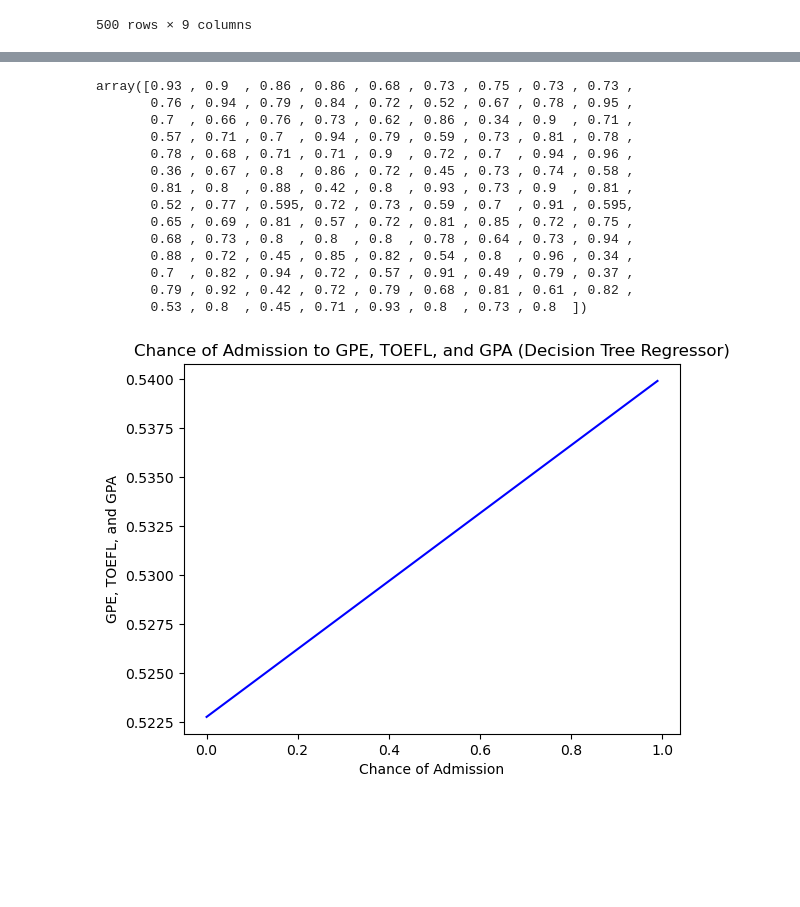
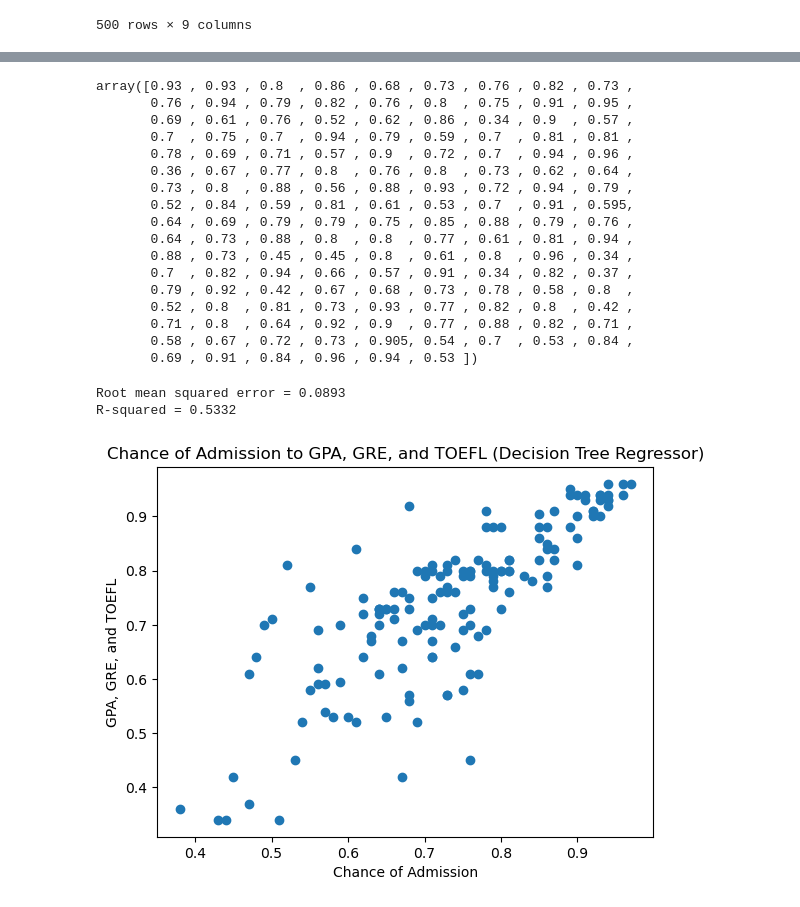
Before and after one commit to OtaSteven/CSC177_Proj, a Jupyter notebook: Linear_Regression/linear_regression.ipynb, the cells around one changed output, grey strips where cells are left out. Drawn from its saved outputs; the diff is of its cells as text; code cells hidden in the pictures; blank space fills up the shorter version.

```diff
--- a/Linear_Regression/linear_regression.ipynb
+++ b/Linear_Regression/linear_regression.ipynb
@@ -615,2 +641,9 @@ y = admission_Data['Chance of Admit']
+# %%
+x = admission_Data.drop(columns=['Chance of Admit', 'Serial No.', 'University Rating', 'Research', 'SOP', 'LOR'])
+y = admission_Data['Chance of Admit']
 # %%
-x_train4, x_test4, y_train4, y_test4 = train_test_split(x, y, test_size=0.25, random_state=10)
+x_train4, x_test4, y_train4, y_test4 = train_test_split(x, y, test_size=0.30, random_state=10)
+print(x_train4.shape)
+print(y_train4.shape)
+print(x_test4.shape)
+print(y_test4.shape)
@@ -617,4 +655,4 @@ x_train4, x_test4, y_train4, y_test4 = train_test_split(x, y, test_size=0.25, ra
 # %%
 from sklearn.tree import DecisionTreeRegressor
 clf = DecisionTreeRegressor(random_state = 0)
-clf = clf.fit(x_train4, y_train4)
+clf.fit(x_train4, y_train4)
@@ -622,37 +710,42 @@ clf = clf.fit(x_train4, y_train4)
 y_pred_test4 = clf.predict(x_test4)
 y_pred_test4
 # %% [output]
-array([0.93 , 0.9  , 0.86 , 0.86 , 0.68 , 0.73 , 0.75 , 0.73 , 0.73 ,
-       0.76 , 0.94 , 0.79 , 0.84 , 0.72 , 0.52 , 0.67 , 0.78 , 0.95 ,
-       0.7  , 0.66 , 0.76 , 0.73 , 0.62 , 0.86 , 0.34 , 0.9  , 0.71 ,
-       0.57 , 0.71 , 0.7  , 0.94 , 0.79 , 0.59 , 0.73 , 0.81 , 0.78 ,
-       0.78 , 0.68 , 0.71 , 0.71 , 0.9  , 0.72 , 0.7  , 0.94 , 0.96 ,
-       0.36 , 0.67 , 0.8  , 0.86 , 0.72 , 0.45 , 0.73 , 0.74 , 0.58 ,
-       0.81 , 0.8  , 0.88 , 0.42 , 0.8  , 0.93 , 0.73 , 0.9  , 0.81 ,
-       0.52 , 0.77 , 0.595, 0.72 , 0.73 , 0.59 , 0.7  , 0.91 , 0.595,
-       0.65 , 0.69 , 0.81 , 0.57 , 0.72 , 0.81 , 0.85 , 0.72 , 0.75 ,
-       0.68 , 0.73 , 0.8  , 0.8  , 0.8  , 0.78 , 0.64 , 0.73 , 0.94 ,
-       0.88 , 0.72 , 0.45 , 0.85 , 0.82 , 0.54 , 0.8  , 0.96 , 0.34 ,
-       0.7  , 0.82 , 0.94 , 0.72 , 0.57 , 0.91 , 0.49 , 0.79 , 0.37 ,
-       0.79 , 0.92 , 0.42 , 0.72 , 0.79 , 0.68 , 0.81 , 0.61 , 0.82 ,
-       0.53 , 0.8  , 0.45 , 0.71 , 0.93 , 0.8  , 0.73 , 0.8  ])
+array([0.93 , 0.93 , 0.8  , 0.86 , 0.68 , 0.73 , 0.76 , 0.82 , 0.73 ,
+       0.76 , 0.94 , 0.79 , 0.82 , 0.76 , 0.8  , 0.75 , 0.91 , 0.95 ,
+       0.69 , 0.61 , 0.76 , 0.52 , 0.62 , 0.86 , 0.34 , 0.9  , 0.57 ,
+       0.7  , 0.75 , 0.7  , 0.94 , 0.79 , 0.59 , 0.7  , 0.81 , 0.81 ,
+       0.78 , 0.69 , 0.71 , 0.57 , 0.9  , 0.72 , 0.7  , 0.94 , 0.96 ,
+       0.36 , 0.67 , 0.77 , 0.8  , 0.76 , 0.8  , 0.73 , 0.62 , 0.64 ,
+       0.73 , 0.8  , 0.88 , 0.56 , 0.88 , 0.93 , 0.72 , 0.94 , 0.79 ,
+       0.52 , 0.84 , 0.59 , 0.81 , 0.61 , 0.53 , 0.7  , 0.91 , 0.595,
+       0.64 , 0.69 , 0.79 , 0.79 , 0.75 , 0.85 , 0.88 , 0.79 , 0.76 ,
+       0.64 , 0.73 , 0.88 , 0.8  , 0.8  , 0.77 , 0.61 , 0.81 , 0.94 ,
+       0.88 , 0.73 , 0.45 , 0.45 , 0.8  , 0.61 , 0.8  , 0.96 , 0.34 ,
+       0.7  , 0.82 , 0.94 , 0.66 , 0.57 , 0.91 , 0.34 , 0.82 , 0.37 ,
+       0.79 , 0.92 , 0.42 , 0.67 , 0.68 , 0.73 , 0.78 , 0.58 , 0.8  ,
+       0.52 , 0.8  , 0.81 , 0.73 , 0.93 , 0.77 , 0.82 , 0.8  , 0.42 ,
+       0.71 , 0.8  , 0.64 , 0.92 , 0.9  , 0.77 , 0.88 , 0.82 , 0.71 ,
+       0.58 , 0.67 , 0.72 , 0.73 , 0.905, 0.54 , 0.7  , 0.53 , 0.84 ,
+       0.69 , 0.91 , 0.84 , 0.96 , 0.94 , 0.53 ])
 # %%
-# arange for creating a range of values
-# from min value of X to max value of X
-# with a difference of 0.01 between two
-# consecutive values
-X_grid = np.arange(min(np.any(x_test4), 0), max(np.any(x_test4), 0), 0.01)
+print("Root mean squared error = %.4f" % np.sqrt(mean_squared_error(y_test4, y_pred_test4)))
+print('R-squared = %.4f' % r2_score(y_test4, y_pred_test4))
+
+# X_grid = np.arange(min(x), max(x), 0.01)
 
 # reshape for reshaping the data into
 # a len(X_grid)*1 array, i.e. to make
 # a column out of the X_grid values
 
-X_grid = X_grid.reshape((len(X_grid), 1))
+# X_grid = X_grid.reshape((len(X_grid), 1))
 
-plt.plot(X_grid, regressor.predict(X_grid), color = 'blue')
-plt.title('Chance of Admission to GPE, TOEFL, and GPA (Decision Tree Regressor)')
+plt.scatter(y_test4, y_pred_test4)
+# plt.plot(y_test4, y_pred_test4, color = 'red')
+plt.title('Chance of Admission to GPA, GRE, and TOEFL (Decision Tree Regressor)')
 plt.xlabel('Chance of Admission')
-plt.ylabel('GPE, TOEFL, and GPA')
+plt.ylabel('GPA, GRE, and TOEFL')
 plt.show()
 # %% [output]
+Root mean squared error = 0.0893
+R-squared = 0.5332
-[figure, old version]
+[figure, new version]
```
Also changed, not shown: parts of 24 cells of this notebook.
